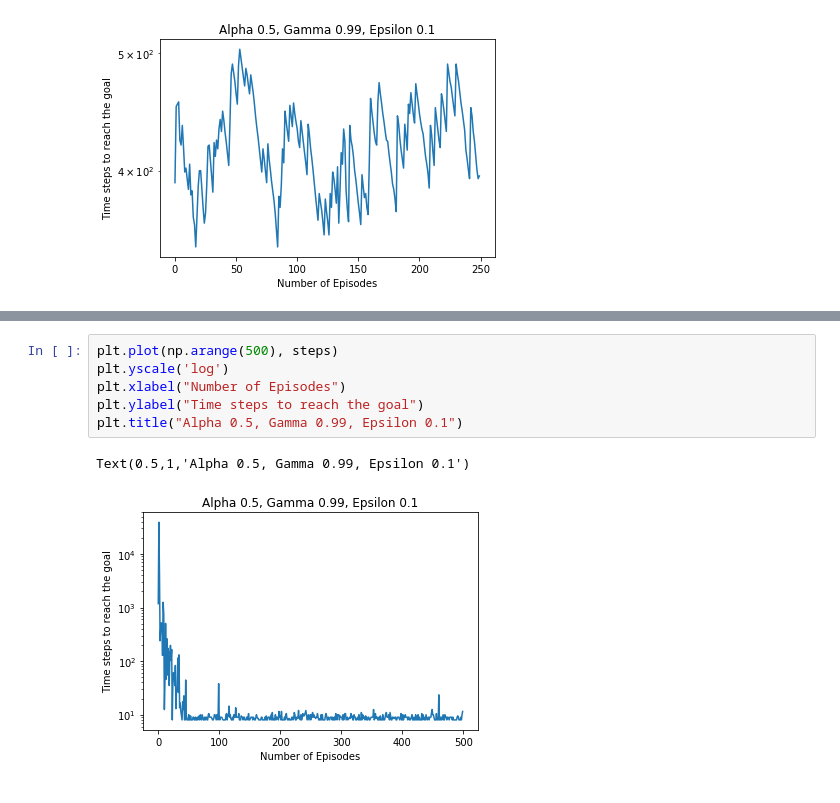
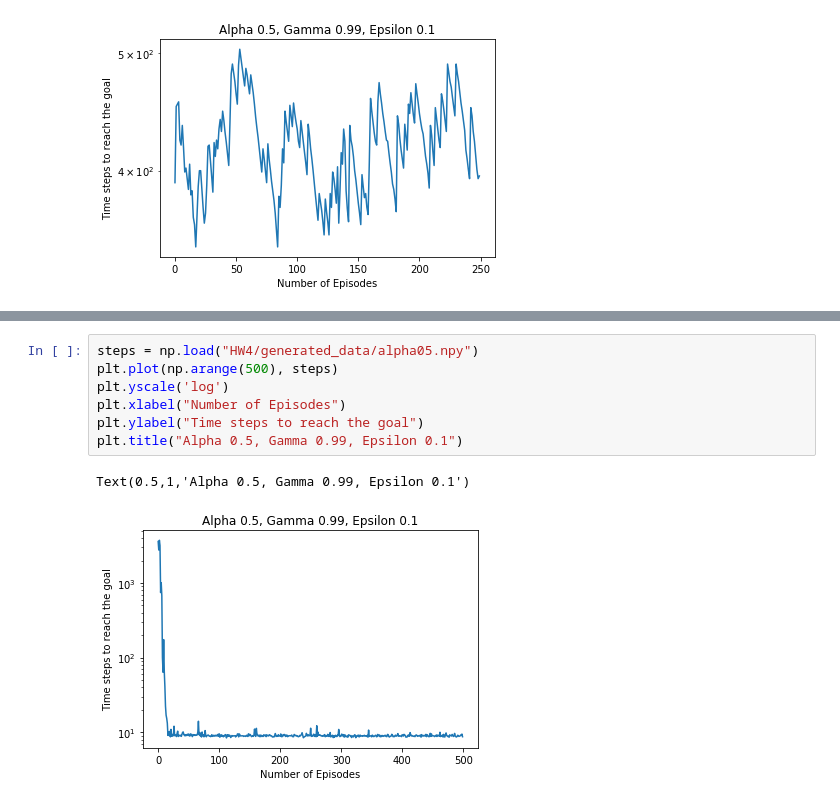
Before and after one commit to zwenaing/reinforcement-learning, a Jupyter notebook: Plots.ipynb, the cells around one changed output, grey strips where cells are left out. Drawn from its saved outputs; the diff is of its cells as text.

```diff
--- a/Plots.ipynb
+++ b/Plots.ipynb
@@ -40,9 +82,10 @@ steps = np.load("HW4/alpha0.npy")
 # %%
+steps = np.load("HW4/generated_data/alpha05.npy")
 plt.plot(np.arange(500), steps)
 plt.yscale('log')
 plt.xlabel("Number of Episodes")
 plt.ylabel("Time steps to reach the goal")
 plt.title("Alpha 0.5, Gamma 0.99, Epsilon 0.1")
 # %% [output]
 Text(0.5,1,'Alpha 0.5, Gamma 0.99, Epsilon 0.1')
-[figure, old version]
+[figure, new version]
```
Also changed, not shown: parts of 13 cells of this notebook, 3 other files.
